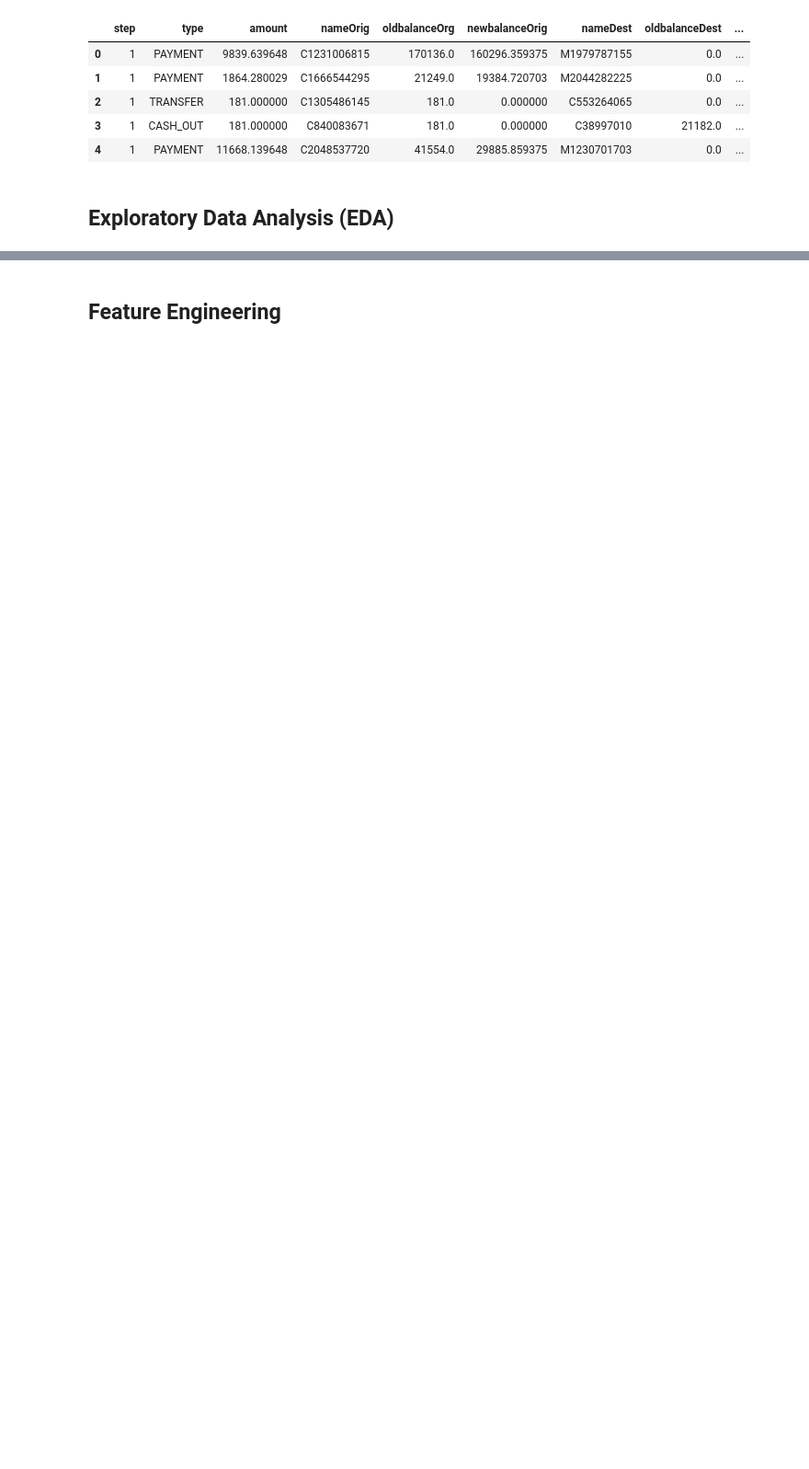
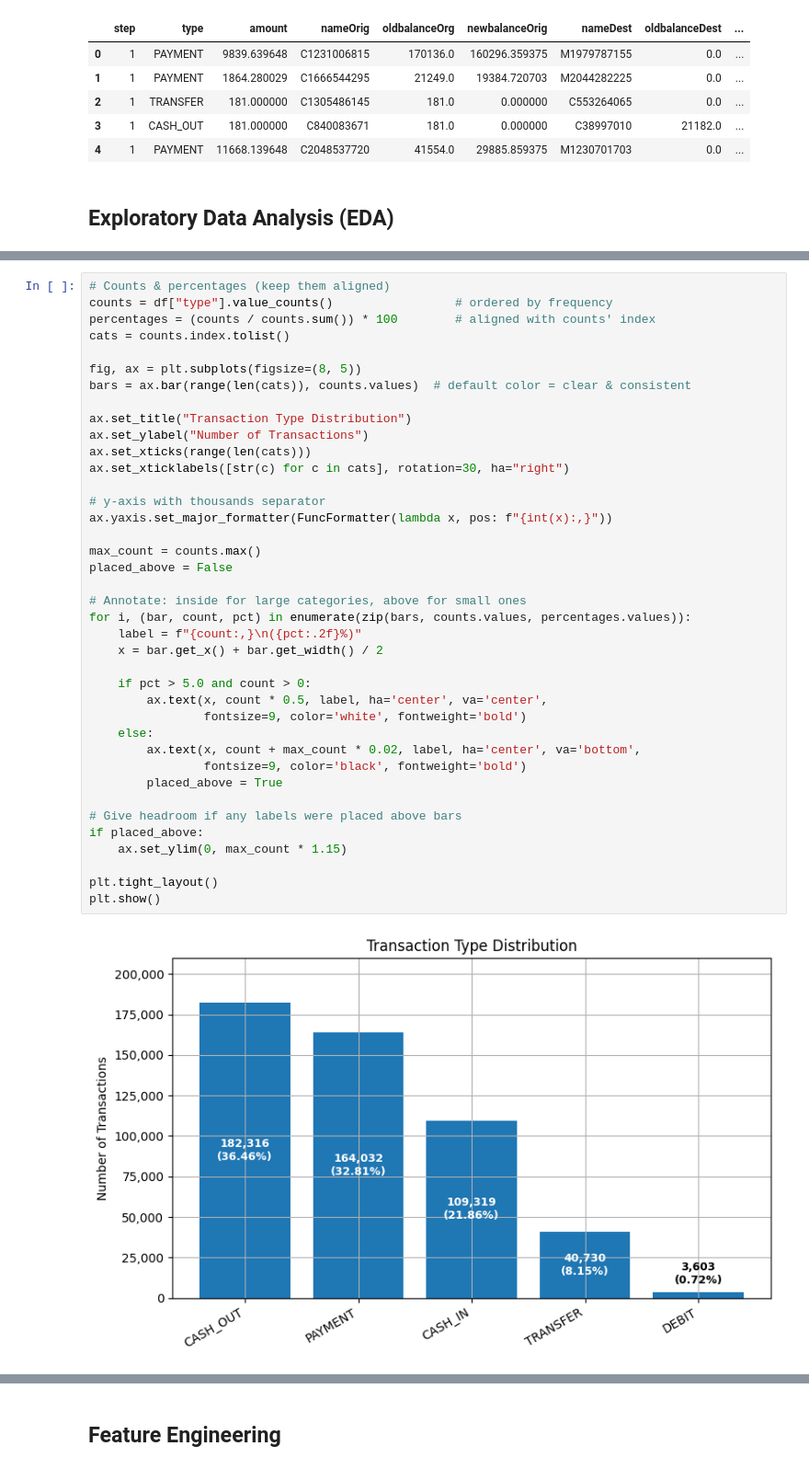
Before and after one commit to SasankaDidula/fraud-detection-ml-assignment, a Jupyter notebook: Fraud_Detection_Assignment.ipynb, the cells around one changed output, grey strips where cells are left out. Shown at 92% size. Saved outputs shown, nothing was run; the diff lists cells and outputs as text; blank space fills up the shorter version.

```diff
--- a/Fraud_Detection_Assignment.ipynb
+++ b/Fraud_Detection_Assignment.ipynb
@@ -135,0 +308,41 @@ Name: proportion, dtype: float64
+# %%
+# Counts & percentages (keep them aligned)
+counts = df["type"].value_counts()                 # ordered by frequency
+percentages = (counts / counts.sum()) * 100        # aligned with counts' index
+cats = counts.index.tolist()
+
+fig, ax = plt.subplots(figsize=(8, 5))
+bars = ax.bar(range(len(cats)), counts.values)  # default color = clear & consistent
+
+ax.set_title("Transaction Type Distribution")
+ax.set_ylabel("Number of Transactions")
+ax.set_xticks(range(len(cats)))
+ax.set_xticklabels([str(c) for c in cats], rotation=30, ha="right")
+
+# y-axis with thousands separator
+ax.yaxis.set_major_formatter(FuncFormatter(lambda x, pos: f"{int(x):,}"))
+
+max_count = counts.max()
+placed_above = False
+
+# Annotate: inside for large categories, above for small ones
+for i, (bar, count, pct) in enumerate(zip(bars, counts.values, percentages.values)):
+    label = f"{count:,}\n({pct:.2f}%)"
+    x = bar.get_x() + bar.get_width() / 2
+
+    if pct > 5.0 and count > 0:
+        ax.text(x, count * 0.5, label, ha='center', va='center',
+                fontsize=9, color='white', fontweight='bold')
+    else:
+        ax.text(x, count + max_count * 0.02, label, ha='center', va='bottom',
+                fontsize=9, color='black', fontweight='bold')
+        placed_above = True
+
+# Give headroom if any labels were placed above bars
+if placed_above:
+    ax.set_ylim(0, max_count * 1.15)
+
+plt.tight_layout()
+plt.show()
+# %% [output]
+[figure, added]
```
Also changed, not shown: parts of 49 cells of this notebook, 1 other file.
